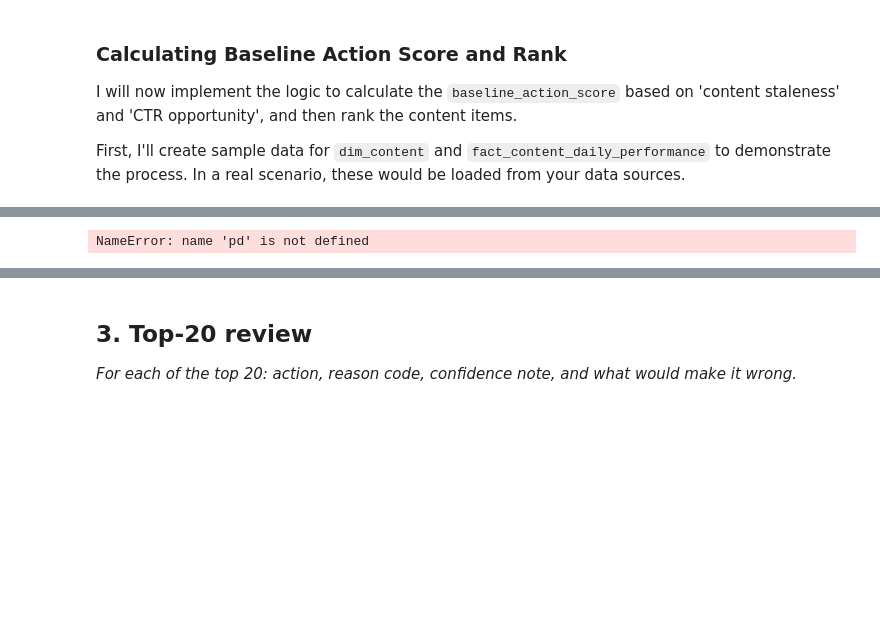
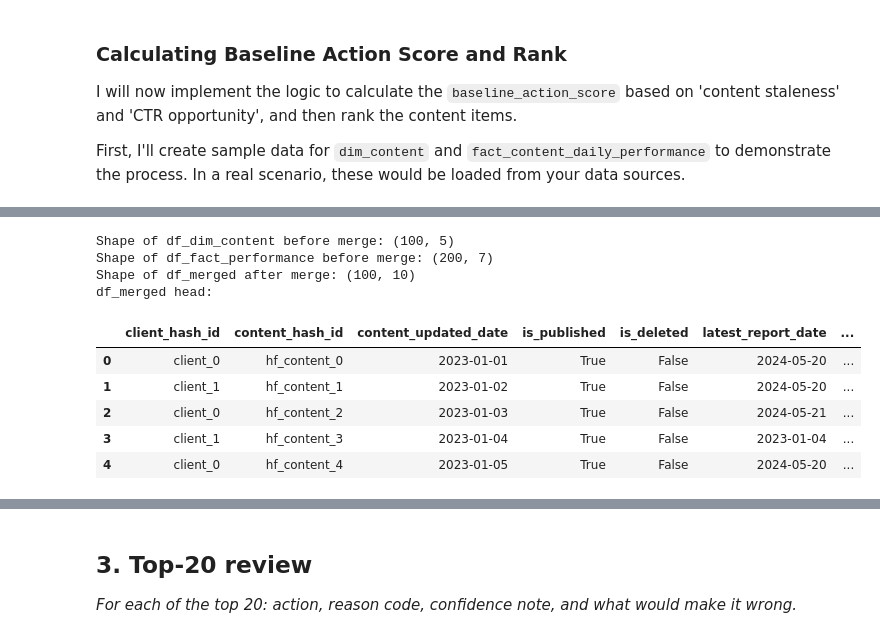
Before and after one commit to Basmala9100/flyrank_intern, a Jupyter notebook: work/notebooks/w04_baseline_score.ipynb, the cells around one changed output, grey strips where cells are left out. Drawn from its saved outputs; the diff is of its cells as text; code cells hidden in the pictures; blank space fills up the shorter version.

```diff
--- a/work/notebooks/w04_baseline_score.ipynb
+++ b/work/notebooks/w04_baseline_score.ipynb
@@ -134,35 +132,48 @@ print(f"Shape of df_fact_performance before merge: {df_fact_performance.shape}")
 
 # For each content item, get the latest report date and aggregate performance metrics
 df_agg_performance = df_fact_performance.groupby(['client_hash_id', 'content_hash_id']).agg(
     latest_report_date=('report_date', 'max'),
     total_impressions=('gsc_impressions', 'sum'),
     total_clicks=('gsc_clicks', 'sum'),
-    avg_position=('gsc_avg_position', 'mean')
+    avg_position=('gsc_avg_position', 'mean'),
+    gsc_data_available=('gsc_data_available', 'max') # Include gsc_data_available
 ).reset_index()
 
 # --- 3. Merge DataFrames ---
 df_merged = pd.merge(
     df_dim_content,
     df_agg_performance,
     on=['client_hash_id', 'content_hash_id'],
     how='left'
 )
 
 # Handle cases where content might not have performance data
 # Fill numerical columns with 0 and avg_position with the mean
 df_merged['total_impressions'] = df_merged['total_impressions'].fillna(0)
 df_merged['total_clicks'] = df_merged['total_clicks'].fillna(0)
 df_merged['avg_position'] = df_merged['avg_position'].fillna(df_merged['avg_position'].mean())
 
 # For latest_report_date, use content_updated_date if no performance data exists, or current timestamp if content_updated_date is also missing
 df_merged['latest_report_date'] = df_merged['latest_report_date'].fillna(df_merged['content_updated_date'])
 df_merged['latest_report_date'] = df_merged['latest_report_date'].fillna(pd.Timestamp.now())
 
+# Fill gsc_data_available for content without performance data (assume False if no GSC data aggregated)
+df_merged['gsc_data_available'] = df_merged['gsc_data_available'].fillna(False)
+
 print(f"Shape of df_merged after merge: {df_merged.shape}")
 print("df_merged head:")
 display(df_merged.head())
 # %% [output]
-NameError: name 'pd' is not defined
+Shape of df_dim_content before merge: (100, 5)
+Shape of df_fact_performance before merge: (200, 7)
+Shape of df_merged after merge: (100, 10)
+df_merged head:
+|  | client_hash_id | content_hash_id | content_updated_date | is_published | is_deleted | latest_report_date | ... |
+| 0 | client_0 | hf_content_0 | 2023-01-01 | True | False | 2024-05-20 | ... |
+| 1 | client_1 | hf_content_1 | 2023-01-02 | True | False | 2024-05-20 | ... |
+| 2 | client_0 | hf_content_2 | 2023-01-03 | True | False | 2024-05-21 | ... |
+| 3 | client_1 | hf_content_3 | 2023-01-04 | True | False | 2023-01-04 | ... |
+| 4 | client_0 | hf_content_4 | 2023-01-05 | True | False | 2024-05-20 | ... |
 # %%
 # --- 4. Calculate Scores ---
 
```
Also changed, not shown: parts of 7 cells of this notebook.
